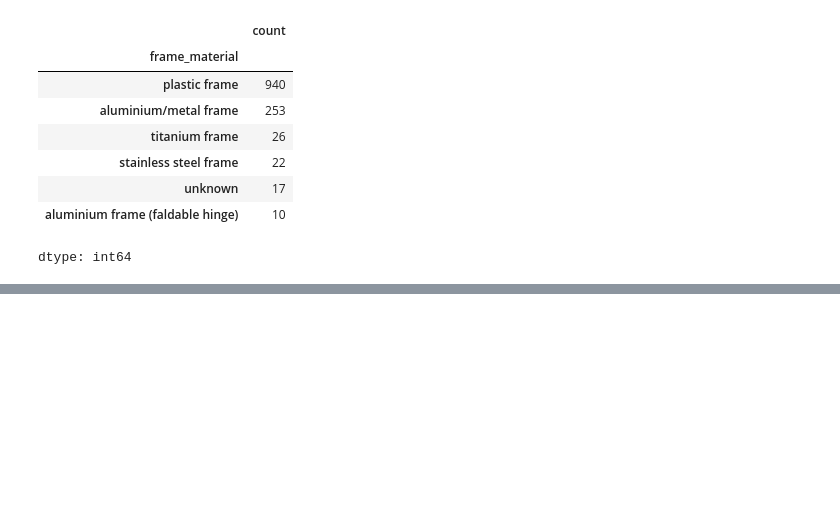
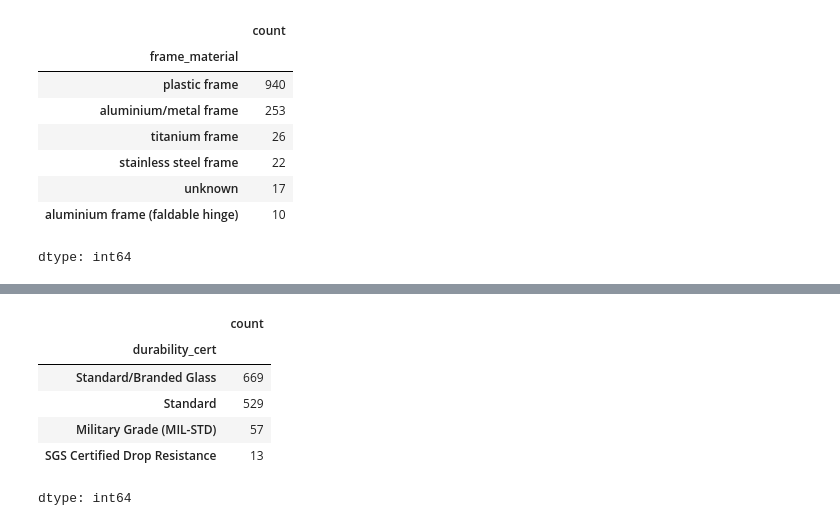
Before and after one commit to rajeshxdatascience/SpecLens-AI, a Jupyter notebook: SpecLens_AI_Data_Engineering.ipynb, the cells around one changed output, grey strips where cells are left out. Drawn from its saved outputs; the diff is of its cells as text; code cells hidden in the pictures; blank space fills up the shorter version.

Commit message:
feat: implement durability_cert feature by isolating MIL-STD and SGS certifications

```diff
--- a/SpecLens_AI_Data_Engineering.ipynb
+++ b/SpecLens_AI_Data_Engineering.ipynb
@@ -2265,0 +2310,24 @@ dtype: int64
+# %%
+def extract_durability(text):
+    if pd.isna(text):
+      return "Standard"
+    text = str(text).lower()
+
+    if 'mil-std' in text:
+        return 'Military Grade (MIL-STD)'
+    if 'sgs' in text or 'drop resistance' in text:
+        return 'SGS Certified Drop Resistance'
+
+    return "Standard/Branded Glass"
+
+df['durability_cert'] = df['build_quality'].apply(extract_durability).astype('category')
+# %%
+df['durability_cert'].value_counts(dropna=False)
+# %% [output]
+|  | count |
+| durability_cert |  |
+| Standard/Branded Glass | 669 |
+| Standard | 529 |
+| Military Grade (MIL-STD) | 57 |
+| SGS Certified Drop Resistance | 13 |
+dtype: int64
```
Also changed, not shown: parts of 3 cells of this notebook.
